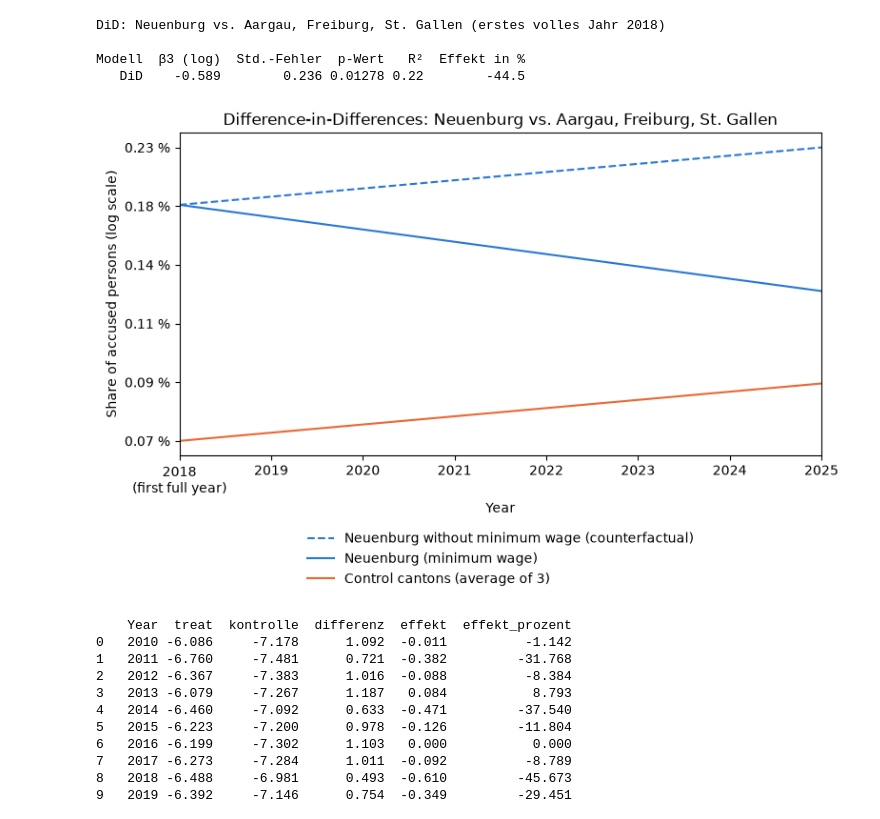
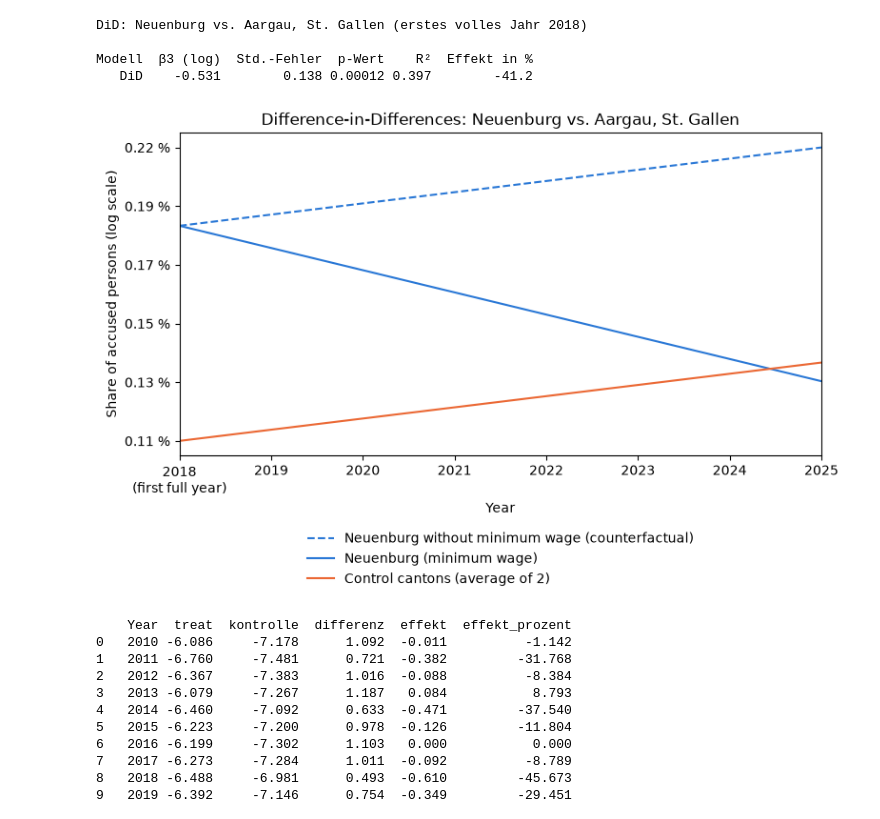
Before and after one commit to GianlucaZumbuehl/Python-Project-HS26-Criminality-and-Minimum-Wage, a Jupyter notebook: Group_project_part_caner/DiD_Event_study.ipynb, the cells around one changed output. Cells and saved outputs as stored; diff of their text form; code cells hidden in the pictures.

```diff
--- a/Group_project_part_caner/DiD_Event_study.ipynb
+++ b/Group_project_part_caner/DiD_Event_study.ipynb
@@ -10,7 +10,7 @@ import matplotlib.pyplot as plt
 # 1. Einstellungen
 # =============================================================
 MINDESTLOHN_KANTON = "Neuenburg"
-KONTROLL_KANTONE   = ["Aargau", "Freiburg", "St. Gallen"]
+KONTROLL_KANTONE   = ["Aargau", "St. Gallen"]
 ERSTES_VOLLES_JAHR = 2018          # Einführung August 2017 → erstes volles Jahr 2018
 
 # =============================================================
@@ -52,37 +52,37 @@ x = [jahre[0], jahre[-1]]
 
 # log-Werte zurück in Prozent umrechnen
 treat      = np.exp([b0 + b1, b0 + b1 + b2 + b3]) * 100
 kontrolle  = np.exp([b0,      b0 + b2]) * 100
 kontrafakt = np.exp([b0 + b1, b0 + b1 + b2]) * 100
 
 plt.figure(figsize=(8, 5.5))
 plt.plot(x, kontrafakt, color="#2a78d6", linestyle="--",
          label=f"{MINDESTLOHN_KANTON} without minimum wage (counterfactual)")
 plt.plot(x, treat, color="#2a78d6", label=f"{MINDESTLOHN_KANTON} (minimum wage)")
 plt.plot(x, kontrolle, color="#eb6834", label=f"Control cantons (average of {len(KONTROLL_KANTONE)})")
 
 # log-skalierte Achse, beschriftet in %
 plt.yscale("log")
 werte = np.concatenate([treat, kontrolle, kontrafakt])
 ticks = np.geomspace(werte.min(), werte.max(), 6)
 plt.yticks(ticks, [f"{t:.2f} %" for t in ticks])
 plt.minorticks_off()
 
 beschriftung = [f"{ERSTES_VOLLES_JAHR}\n(first full year)"] + [str(j) for j in jahre[1:]]
 plt.xticks(jahre, beschriftung)
 plt.xlim(jahre[0], jahre[-1])
 plt.xlabel("Year")
 plt.ylabel("Share of accused persons (log scale)")
 plt.title(f"Difference-in-Differences: {MINDESTLOHN_KANTON} vs. {', '.join(KONTROLL_KANTONE)}")
 plt.legend(loc="upper center", bbox_to_anchor=(0.5, -0.2), frameon=False)
 plt.tight_layout()
 plt.show()
 # %% [output]
-DiD: Neuenburg vs. Aargau, Freiburg, St. Gallen (erstes volles Jahr 2018)
+DiD: Neuenburg vs. Aargau, St. Gallen (erstes volles Jahr 2018)
 
-Modell  β3 (log)  Std.-Fehler  p-Wert   R²  Effekt in %
-   DiD    -0.589        0.236 0.01278 0.22        -44.5
+Modell  β3 (log)  Std.-Fehler  p-Wert    R²  Effekt in %
+   DiD    -0.531        0.138 0.00012 0.397        -41.2
-[figure, old version]
+[figure, new version]
 # %%
 ### Event study Neuenburg => Minimum wage in august 2017
 
```
Also changed, not shown: parts of 5 cells of this notebook.
